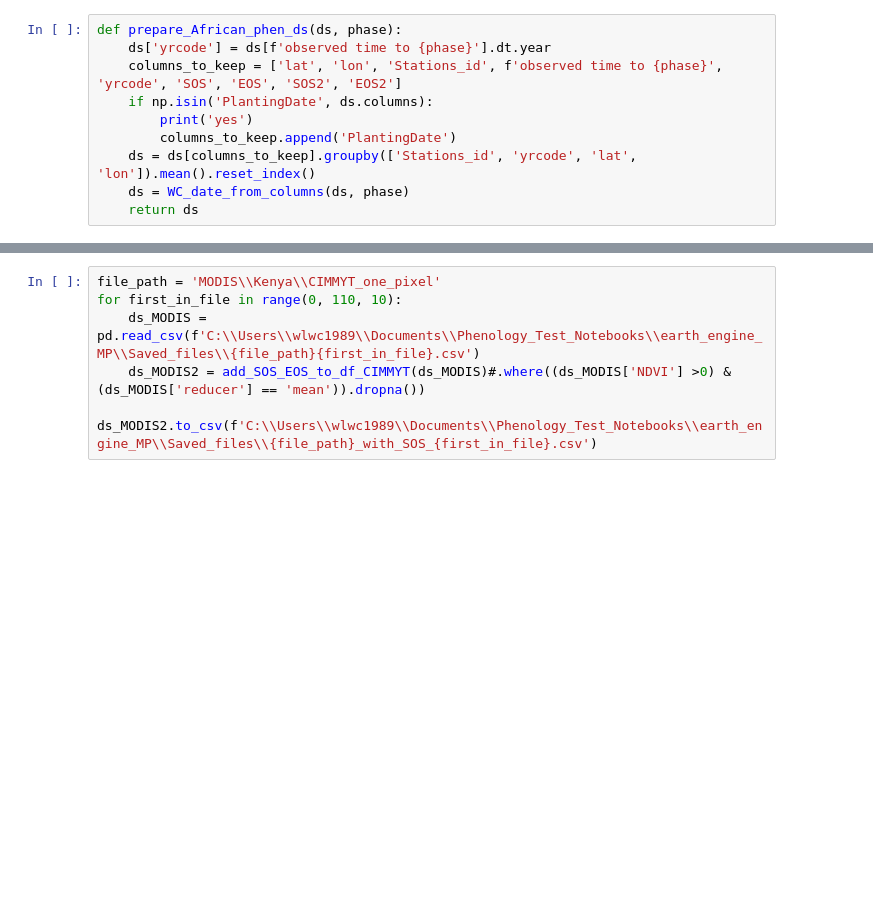
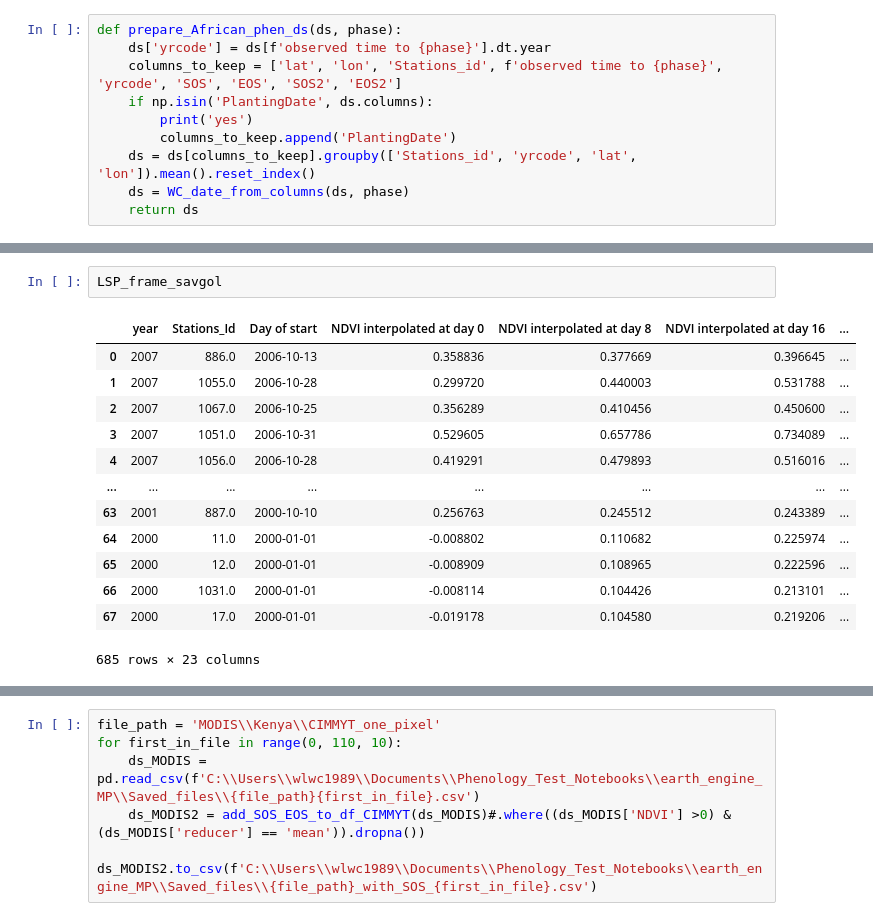
Before and after one commit to MartinP556/Satellite_Feature_Extraction, a Jupyter notebook: first_try_logit2.ipynb, the cells around one changed output, grey strips where cells are left out. Cells and saved outputs as stored; diff of their text form; blank space fills up the shorter version.

```diff
--- a/first_try_logit2.ipynb
+++ b/first_try_logit2.ipynb
@@ -382 +426,17 @@ yes
+# %%
+LSP_frame_savgol
+# %% [output]
+|  | year | Stations_Id | Day of start | NDVI interpolated at day 0 | NDVI interpolated at day 8 | NDVI interpolated at day 16 | ... |
+| 0 | 2007 | 886.0 | 2006-10-13 | 0.358836 | 0.377669 | 0.396645 | ... |
+| 1 | 2007 | 1055.0 | 2006-10-28 | 0.299720 | 0.440003 | 0.531788 | ... |
+| 2 | 2007 | 1067.0 | 2006-10-25 | 0.356289 | 0.410456 | 0.450600 | ... |
+| 3 | 2007 | 1051.0 | 2006-10-31 | 0.529605 | 0.657786 | 0.734089 | ... |
+| 4 | 2007 | 1056.0 | 2006-10-28 | 0.419291 | 0.479893 | 0.516016 | ... |
+| ... | ... | ... | ... | ... | ... | ... | ... |
+| 63 | 2001 | 887.0 | 2000-10-10 | 0.256763 | 0.245512 | 0.243389 | ... |
+| 64 | 2000 | 11.0 | 2000-01-01 | -0.008802 | 0.110682 | 0.225974 | ... |
+| 65 | 2000 | 12.0 | 2000-01-01 | -0.008909 | 0.108965 | 0.222596 | ... |
+| 66 | 2000 | 1031.0 | 2000-01-01 | -0.008114 | 0.104426 | 0.213101 | ... |
+| 67 | 2000 | 17.0 | 2000-01-01 | -0.019178 | 0.104580 | 0.219206 | ... |
+685 rows × 23 columns
 # %%
```
Also changed, not shown: parts of 13 cells of this notebook.
